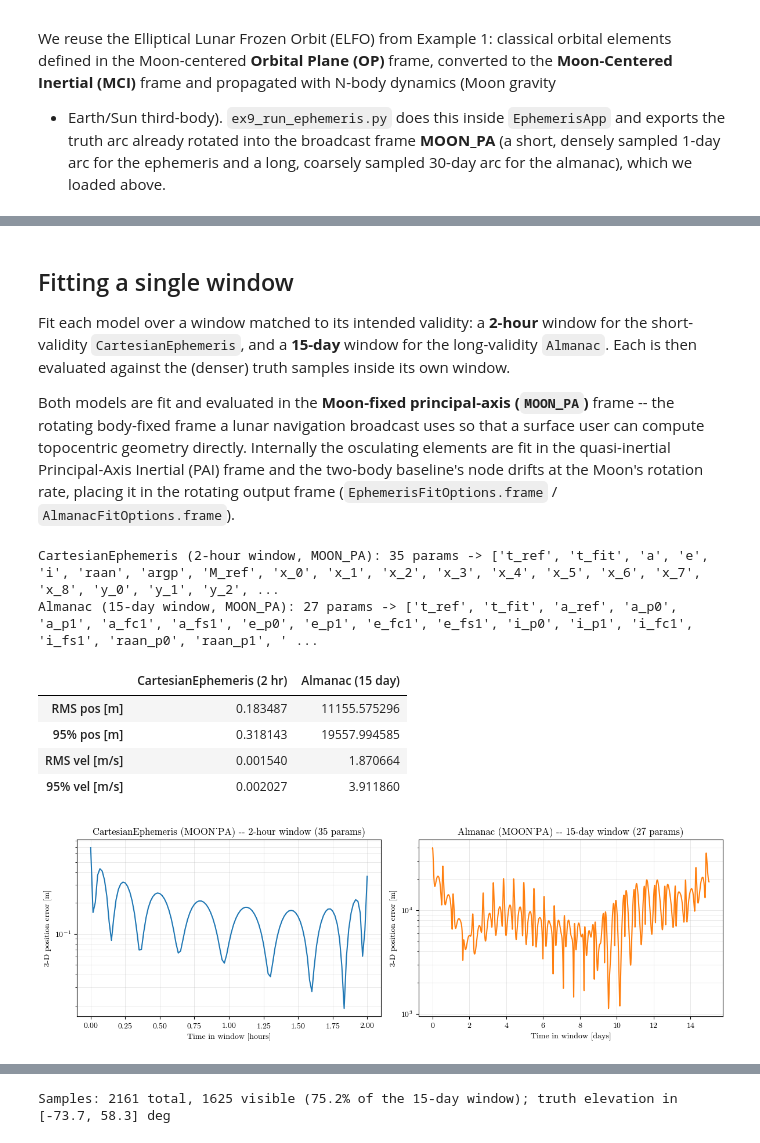
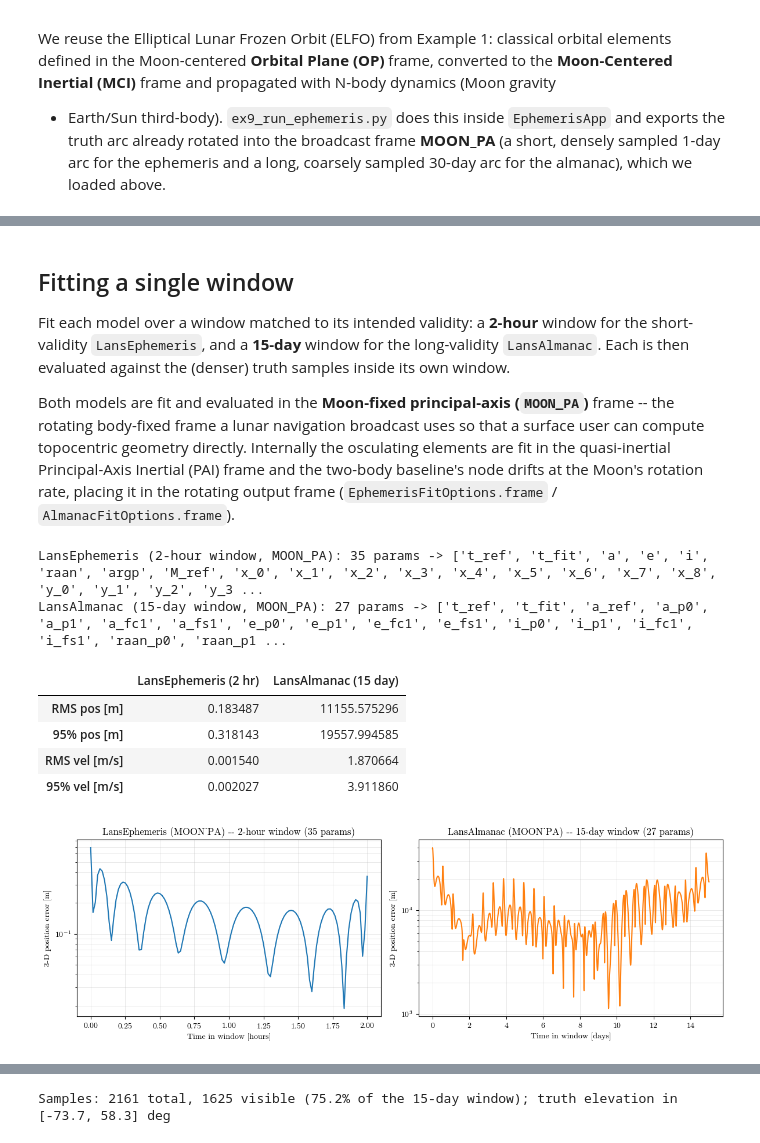
Before and after one commit to Stanford-NavLab/LuPNT, a Jupyter notebook: python/examples/ex9_ephemeris.ipynb, the cells around one changed output, grey strips where cells are left out. Saved outputs shown, nothing was run; the diff lists cells and outputs as text; code cells hidden in the pictures.

```diff
--- a/python/examples/ex9_ephemeris.ipynb
+++ b/python/examples/ex9_ephemeris.ipynb
@@ -176,8 +176,8 @@ $$
 ## Fitting a single window
 
 Fit each model over a window matched to its intended validity: a **2-hour**
-window for the short-validity `CartesianEphemeris`, and a **15-day** window for
-the long-validity `Almanac`. Each is then evaluated against the (denser) truth
+window for the short-validity `LansEphemeris`, and a **15-day** window for
+the long-validity `LansAlmanac`. Each is then evaluated against the (denser) truth
 samples inside its own window.
 
 Both models are fit and evaluated in the **Moon-fixed principal-axis (`MOON_PA`)**
@@ -193,7 +193,7 @@ n_eph = int(round(eph_window_hr * pnt.SECS_HOUR / eph_dt_s)) + 1
 t_eph_win = t_eph_s[:n_eph]
 rv_eph_win_pa = rv_eph_pa[:n_eph]
 
-# Almanac: long (15-day) window from the coarsely sampled 30-day truth arc.
+# LansAlmanac: long (15-day) window from the coarsely sampled 30-day truth arc.
 alm_window_days = 15.0
 n_alm = int(round(alm_window_days * pnt.SECS_DAY / alm_dt_s)) + 1
 t_alm_win = t_alm_s[:n_alm]
@@ -207,9 +207,9 @@ cart_opts = pnt.EphemerisFitOptions()
 cart_opts.poly_order = 8
 cart_opts.use_keplerian_baseline = True
 cart_opts.frame = pnt.MOON_PA
-cart_eph = pnt.CartesianEphemeris(cart_opts)
+cart_eph = pnt.LansEphemeris(cart_opts)
 
-# Almanac (Algorithm 2 of Iiyama & Gao): each element is a *linear* polynomial plus one
+# LansAlmanac (Algorithm 2 of Iiyama & Gao): each element is a *linear* polynomial plus one
 # element-specific Fourier term, with the argument of periapsis replaced by an
 # argument-of-latitude correction u = nu + (linear + Fourier). The u-parameterization stays
 # well-conditioned near periapsis, so a linear fit is enough -- keeping the message small.
@@ -217,17 +217,17 @@ alm_opts = pnt.AlmanacFitOptions()
 alm_opts.poly_order = 1
 alm_opts.num_fourier_terms = 1
 alm_opts.frame = pnt.MOON_PA
-almanac = pnt.Almanac(alm_opts)
+almanac = pnt.LansAlmanac(alm_opts)
 
 params_cart = cart_eph.fit(t_eph_win, rv_eph_win_pa)
 params_alm = almanac.fit(t_alm_win, rv_alm_win_pa)
 
 print(
-    f"CartesianEphemeris ({eph_window_hr:.0f}-hour window, MOON_PA): "
+    f"LansEphemeris ({eph_window_hr:.0f}-hour window, MOON_PA): "
     f"{cart_eph.num_params()} params -> {cart_eph.param_names()}"
 )
 print(
-    f"Almanac ({alm_window_days:.0f}-day window, MOON_PA): "
+    f"LansAlmanac ({alm_window_days:.0f}-day window, MOON_PA): "
     f"{almanac.num_params()} params -> {almanac.param_names()}"
 )
 
@@ -236,11 +236,11 @@ err_alm = almanac.eval_error(t_alm_win, rv_alm_win_pa, params_alm)
 
 summary = pd.DataFrame(
     {
-        "CartesianEphemeris (2 hr)": [
+        "LansEphemeris (2 hr)": [
             err_cart.rms_pos_m[3], err_cart.p95_pos_m[3],
             err_cart.rms_vel_mps[3], err_cart.p95_vel_mps[3],
         ],
-        "Almanac (15 day)": [
+        "LansAlmanac (15 day)": [
             err_alm.rms_pos_m[3], err_alm.p95_pos_m[3],
             err_alm.rms_vel_mps[3], err_alm.p95_vel_mps[3],
         ],
@@ -249,9 +249,9 @@ summary = pd.DataFrame(
 )
 summary
 # %% [output]
-CartesianEphemeris (2-hour window, MOON_PA): 35 params -> ['t_ref', 't_fit', 'a', 'e', 'i', 'raan', 'argp', 'M_ref', 'x_0', 'x_1', 'x_2', 'x_3', 'x_4', 'x_5', 'x_6', 'x_7', 'x_8', 'y_0', 'y_1', 'y_2', ...
-Almanac (15-day window, MOON_PA): 27 params -> ['t_ref', 't_fit', 'a_ref', 'a_p0', 'a_p1', 'a_fc1', 'a_fs1', 'e_p0', 'e_p1', 'e_fc1', 'e_fs1', 'i_p0', 'i_p1', 'i_fc1', 'i_fs1', 'raan_p0', 'raan_p1', ' ...
+LansEphemeris (2-hour window, MOON_PA): 35 params -> ['t_ref', 't_fit', 'a', 'e', 'i', 'raan', 'argp', 'M_ref', 'x_0', 'x_1', 'x_2', 'x_3', 'x_4', 'x_5', 'x_6', 'x_7', 'x_8', 'y_0', 'y_1', 'y_2', 'y_3 ...
+LansAlmanac (15-day window, MOON_PA): 27 params -> ['t_ref', 't_fit', 'a_ref', 'a_p0', 'a_p1', 'a_fc1', 'a_fs1', 'e_p0', 'e_p1', 'e_fc1', 'e_fs1', 'i_p0', 'i_p1', 'i_fc1', 'i_fs1', 'raan_p0', 'raan_p1 ...
-|  | CartesianEphemeris (2 hr) | Almanac (15 day) |
+|  | LansEphemeris (2 hr) | LansAlmanac (15 day) |
 | RMS pos [m] | 0.183487 | 11155.575296 |
 | 95% pos [m] | 0.318143 | 19557.994585 |
 | RMS vel [m/s] | 0.001540 | 1.870664 |
@@ -262,34 +262,34 @@ fit_alm = almanac.eval(t_alm_win, params_alm)
 
 t_eph_hr = (t_eph_win - t_eph_win[0]) / pnt.SECS_HOUR
 t_alm_day = (t_alm_win - t_alm_win[0]) / pnt.SECS_DAY
 # Both fit and truth are in MOON_PA here.
 pos_err_cart = np.linalg.norm(fit_cart[:, :3] - rv_eph_win_pa[:, :3], axis=1)
 pos_err_alm = np.linalg.norm(fit_alm[:, :3] - rv_alm_win_pa[:, :3], axis=1)
 
 fig, axes = plt.subplots(1, 2, figsize=(12, 4))
 
 axes[0].plot(t_eph_hr, pos_err_cart, color="C0")
 axes[0].set_xlabel("Time in window [hours]")
 axes[0].set_ylabel("3-D position error [m]")
 axes[0].set_yscale("log")
 axes[0].set_title(
-    f"CartesianEphemeris (MOON_PA) -- {eph_window_hr:.0f}-hour window "
+    f"LansEphemeris (MOON_PA) -- {eph_window_hr:.0f}-hour window "
     f"({cart_eph.num_params()} params)"
 )
 axes[0].grid(True, which="both", lw=0.4, alpha=0.5)
 
 axes[1].plot(t_alm_day, pos_err_alm, color="C1")
 axes[1].set_xlabel("Time in window [days]")
 axes[1].set_ylabel("3-D position error [m]")
 axes[1].set_yscale("log")
 axes[1].set_title(
-    f"Almanac (MOON_PA) -- {alm_window_days:.0f}-day window "
+    f"LansAlmanac (MOON_PA) -- {alm_window_days:.0f}-day window "
     f"({almanac.num_params()} params)"
 )
 axes[1].grid(True, which="both", lw=0.4, alpha=0.5)
 
 plt.tight_layout()
 plt.show()
 # %% [output]
-[figure, old version]
+[figure, new version]
 # %% [markdown]
```
Also changed, not shown: parts of 11 cells of this notebook, 20 other files.
